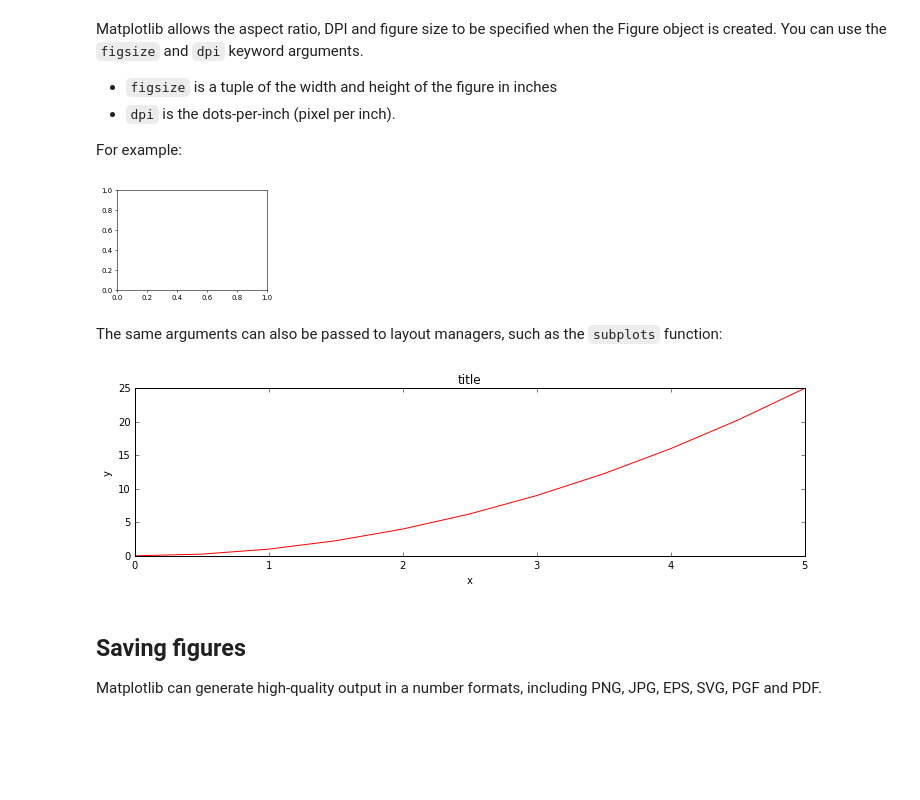
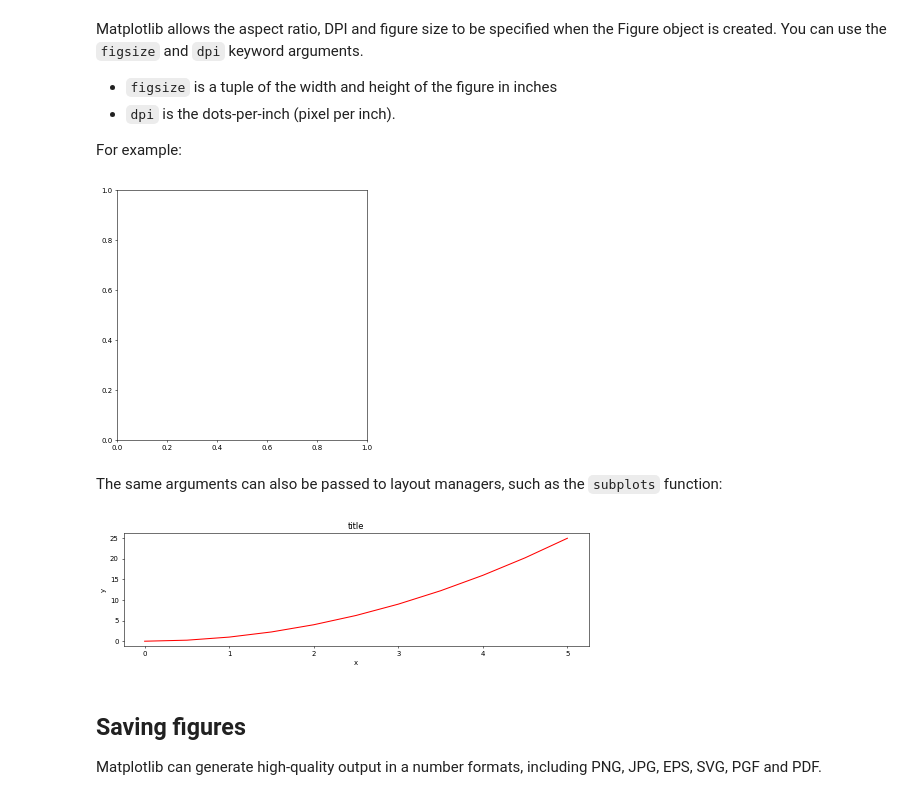
Before and after one commit to ComputingTelU/Pelatihan-Python, a Jupyter notebook: 2018/Python-for-Data-Visualization/Matplotlib/Matplotlib Concepts.ipynb, the cells around one changed output. Drawn from its saved outputs; the diff is of its cells as text; code cells hidden in the pictures; blank space fills up the shorter version.

```diff
--- a/2018/Python-for-Data-Visualization/Matplotlib/Matplotlib Concepts.ipynb
+++ b/2018/Python-for-Data-Visualization/Matplotlib/Matplotlib Concepts.ipynb
@@ -199,21 +222,21 @@ Matplotlib allows the aspect ratio, DPI and figure size to be specified when the
 
 For example:
 # %%
-fig = plt.figure(figsize=(3,2), dpi=50)
+fig = plt.figure(figsize=(5,5), dpi=50) #Try to change the dpi, and find out it's default value
 ax = fig.add_axes([0,0,1,1])
 # %% [output]
-[figure, old version]
+[figure, new version]
 # %% [markdown]
 The same arguments can also be passed to layout managers, such as the `subplots` function:
 # %%
-fig, axes = plt.subplots(figsize=(12,3))
+fig, axes = plt.subplots(figsize=(12,3), dpi = 50)
 
 axes.plot(x, y, 'r')
 axes.set_xlabel('x')
 axes.set_ylabel('y')
 axes.set_title('title');
 # %% [output]
-[figure, old version]
+[figure, new version]
 # %% [markdown]
 ## Saving figures
 Matplotlib can generate high-quality output in a number formats, including PNG, JPG, EPS, SVG, PGF and PDF.
```
Also changed, not shown: parts of 27 cells of this notebook.
